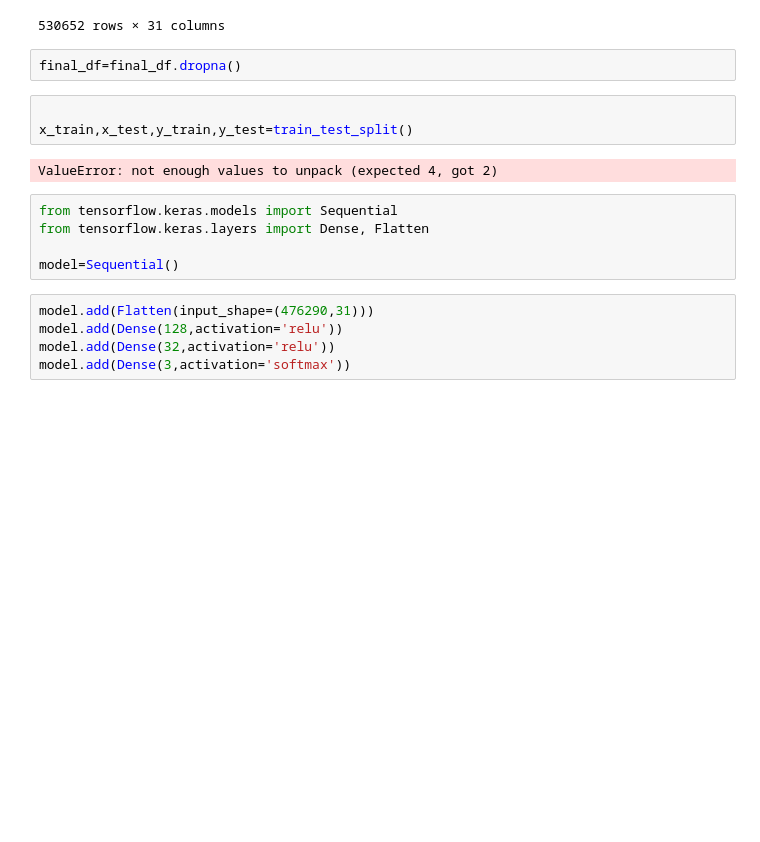
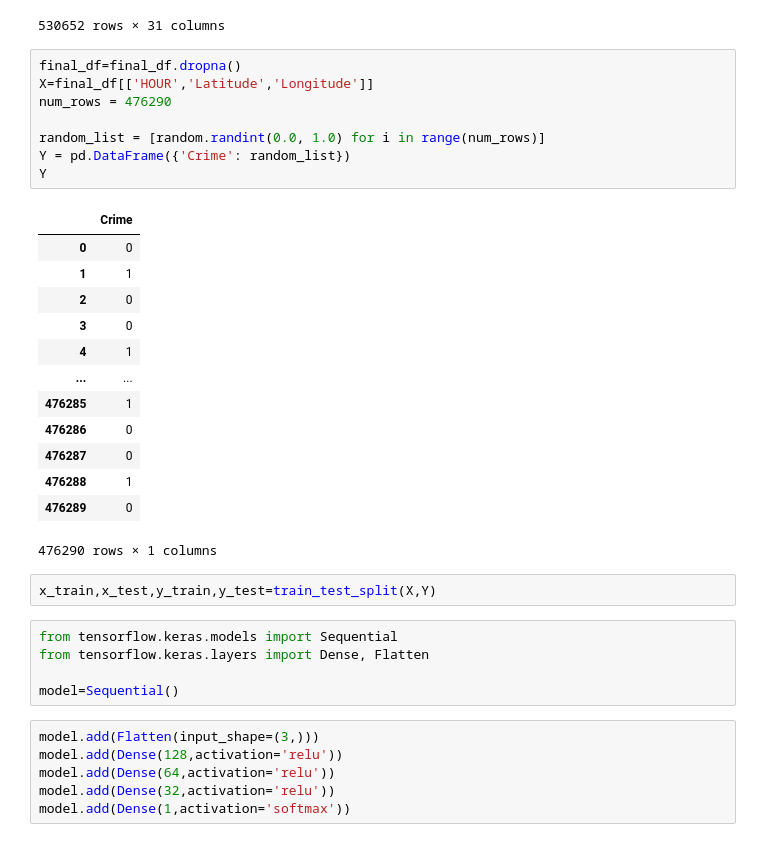
Before and after one commit to TrojanHorse0918/doofenshmirtz-hackbattle, a Jupyter notebook: models/ANN - Prediction.ipynb, the cells around one changed output. Saved outputs shown, nothing was run; the diff lists cells and outputs as text; blank space fills up the shorter version.

Commit message:
ANN Model Added

```diff
--- a/models/CNN - Prediction.ipynb
+++ b/models/ANN - Prediction.ipynb
@@ -132,21 +133,39 @@ final_df
 530652 rows × 31 columns
 # %%
 final_df=final_df.dropna()
+X=final_df[['HOUR','Latitude','Longitude']]
+num_rows = 476290
+
+random_list = [random.randint(0.0, 1.0) for i in range(num_rows)]
+Y = pd.DataFrame({'Crime': random_list})
+Y
+# %% [output]
+|  | Crime |
+| 0 | 0 |
+| 1 | 1 |
+| 2 | 0 |
+| 3 | 0 |
+| 4 | 1 |
+| ... | ... |
+| 476285 | 1 |
+| 476286 | 0 |
+| 476287 | 0 |
+| 476288 | 1 |
+| 476289 | 0 |
+476290 rows × 1 columns
 # %%
-
-x_train,x_test,y_train,y_test=train_test_split()
+x_train,x_test,y_train,y_test=train_test_split(X,Y)
-# %% [output]
-ValueError: not enough values to unpack (expected 4, got 2)
 # %%
 from tensorflow.keras.models import Sequential
 from tensorflow.keras.layers import Dense, Flatten
 
 model=Sequential()
 # %%
-model.add(Flatten(input_shape=(476290,31)))
+model.add(Flatten(input_shape=(3,)))
 model.add(Dense(128,activation='relu'))
+model.add(Dense(64,activation='relu'))
 model.add(Dense(32,activation='relu'))
-model.add(Dense(3,activation='softmax'))
+model.add(Dense(1,activation='softmax'))
 # %%
 model.summary()
 # %% [output]
```
Also changed, not shown: parts of 5 cells of this notebook, 1 other file.
